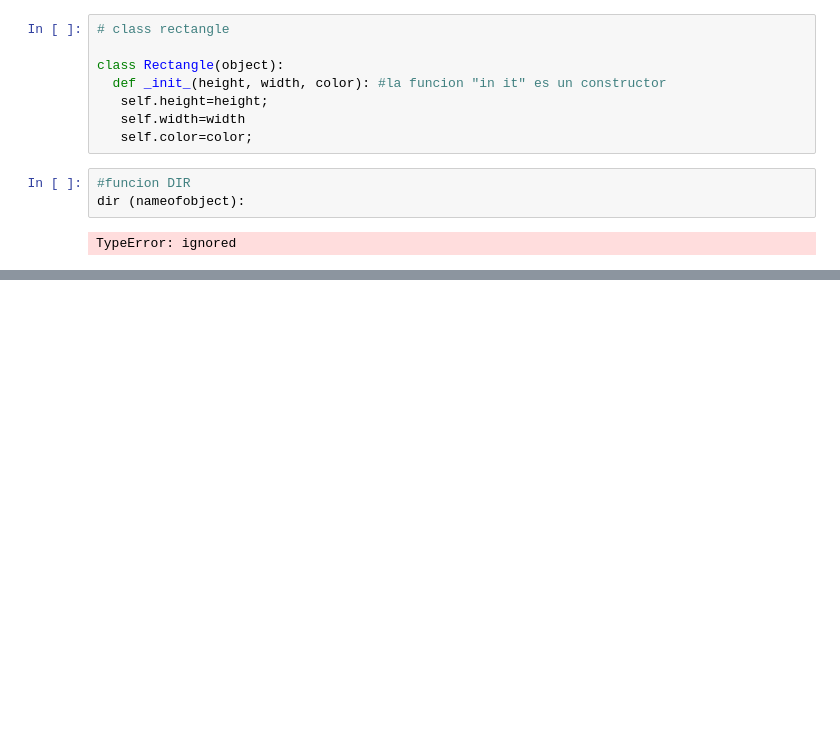
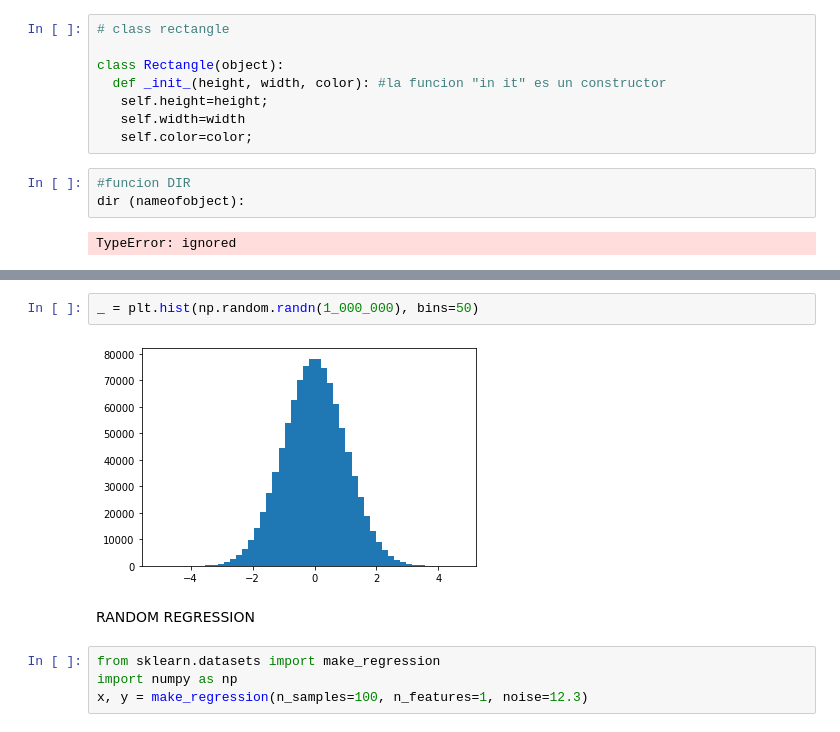
Before and after one commit to yober1315/colab, a Jupyter notebook: PythonxDataScience.ipynb, the cells around one changed output, grey strips where cells are left out. Drawn from its saved outputs; the diff is of its cells as text; blank space fills up the shorter version.

```diff
--- a/PythonxDataScience.ipynb
+++ b/PythonxDataScience.ipynb
@@ -406,0 +431,10 @@ TypeError: ignored
+# %%
+_ = plt.hist(np.random.randn(1_000_000), bins=50)
+# %% [output]
+[figure, added]
+# %% [markdown]
+RANDOM REGRESSION
+# %%
+from sklearn.datasets import make_regression
+import numpy as np
+x, y = make_regression(n_samples=100, n_features=1, noise=12.3)
```
Also changed, not shown: parts of 16 cells of this notebook.
